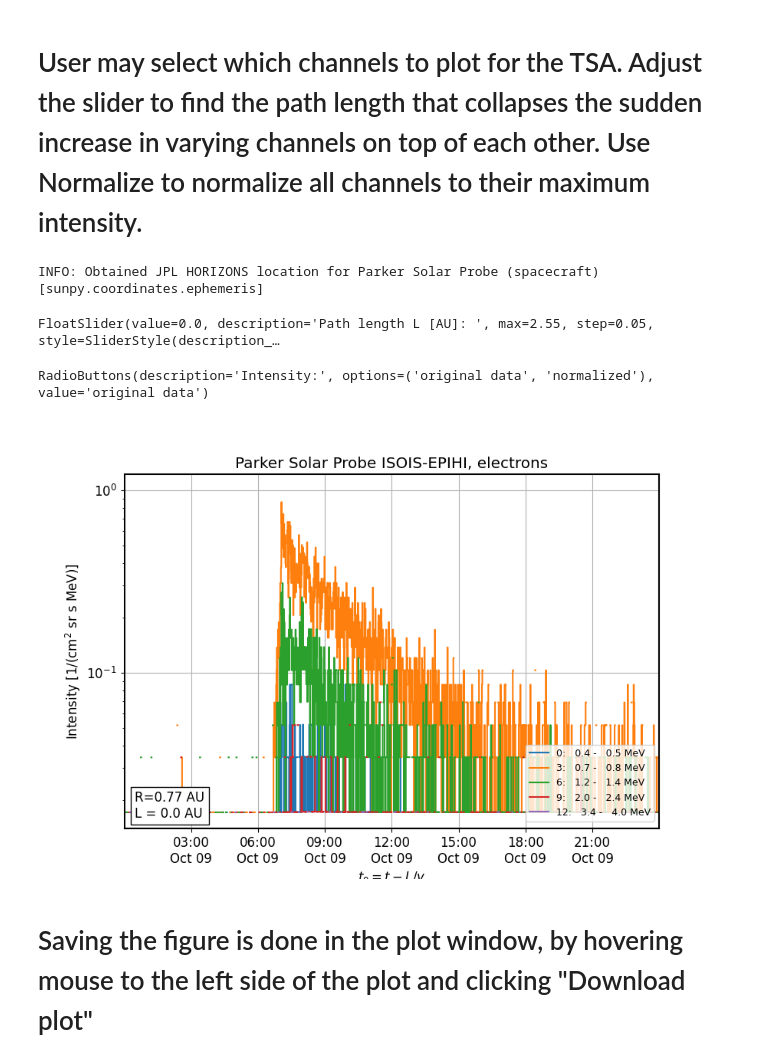
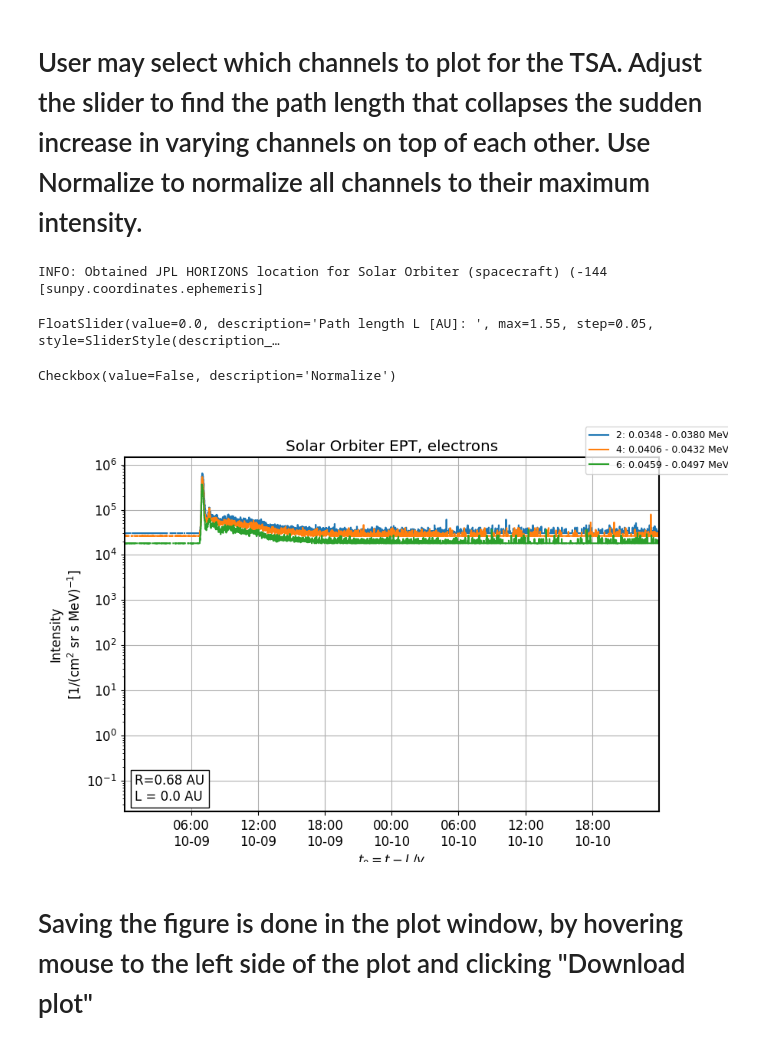
Before and after one commit to serpentine-h2020/serpentine, a Jupyter notebook: notebooks/sep_analysis_tools/time_shift_analysis.ipynb, the cells around one changed output. Saved outputs shown, nothing was run; the diff lists cells and outputs as text; code cells hidden in the pictures.

```diff
--- a/notebooks/sep_analysis_tools/time_shift_analysis.ipynb
+++ b/notebooks/sep_analysis_tools/time_shift_analysis.ipynb
@@ -34,18 +34,15 @@ Event_class = Event(spacecraft=w.spacecraft_drop.value, sensor=w.sensor_drop.val
 # User may select which channels to plot for the TSA. Adjust the slider to find the path length that collapses the sudden increase in varying channels on top of each other. Use Normalize to normalize all channels to their maximum intensity.
 # %%
 # Select the channels to be plotted (first, last, step), end-exclusively (use None to choose all)
-channels = (0, 15, 3)
-
-# Cut the data if need be (leave to None to use full data)
-xlim = None #("2021-10-09 18:00", "2021-10-10 23:59")
+channels = (2, 8, 2) #(1, 11, 2)
 # %%
 %matplotlib widget
-Event_class.tsa_plot(w.view_drop.value, selection=channels, xlim=xlim, resample=averaging)
+Event_class.tsa_plot(w.view_drop.value, selection=channels, resample=averaging)
 # %% [output]
-INFO: Obtained JPL HORIZONS location for Parker Solar Probe (spacecraft) [sunpy.coordinates.ephemeris]
+INFO: Obtained JPL HORIZONS location for Solar Orbiter (spacecraft) (-144 [sunpy.coordinates.ephemeris]
-FloatSlider(value=0.0, description='Path length L [AU]: ', max=2.55, step=0.05, style=SliderStyle(description_…
+FloatSlider(value=0.0, description='Path length L [AU]: ', max=1.55, step=0.05, style=SliderStyle(description_…
-RadioButtons(description='Intensity:', options=('original data', 'normalized'), value='original data')
+Checkbox(value=False, description='Normalize')
-[figure, old version]
+[figure, new version]
 # %% [markdown]
 # Saving the figure is done in the plot window, by hovering mouse to the left side of the plot and clicking "Download plot"
 # %% [markdown]
```
Also changed, not shown: parts of 2 cells of this notebook, 2 other files.
